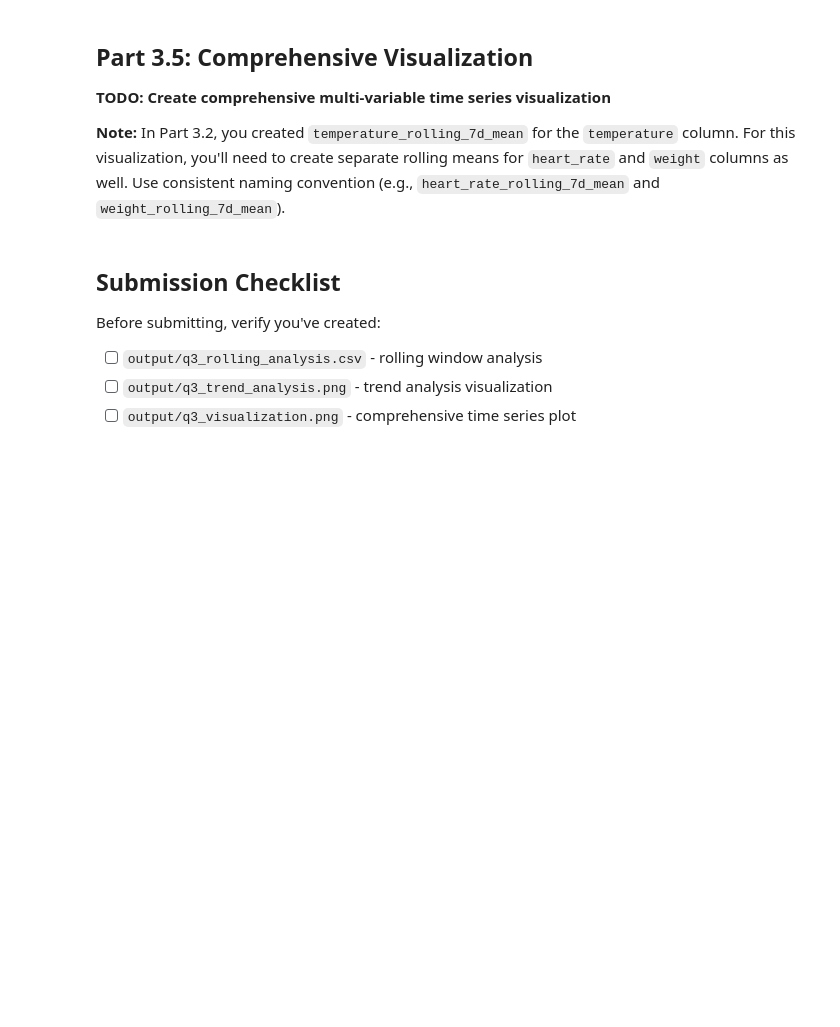
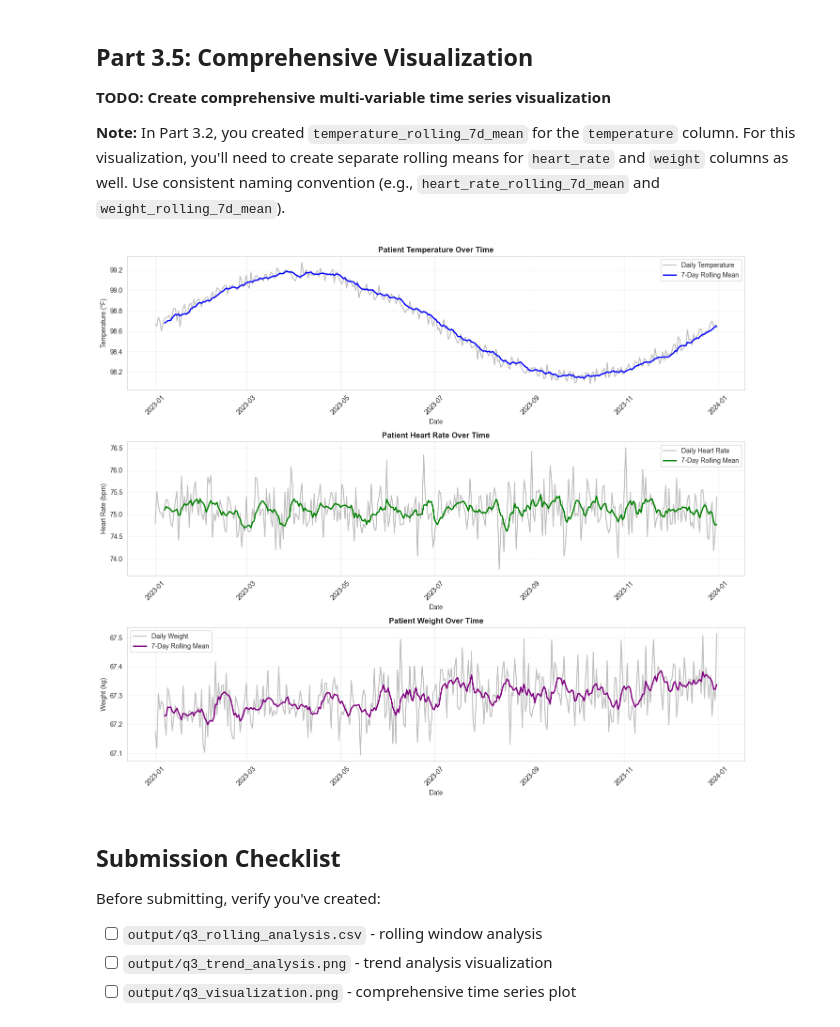
Before and after one commit to UCSF-DataSci/ds217-09-you-built-a-time-machine-out-of-a-delorean-audreysu8, a Jupyter notebook: q3_rolling.ipynb, the cells around one changed output. Drawn from its saved outputs; the diff is of its cells as text; code cells hidden in the pictures; blank space fills up the shorter version.

```diff
--- a/q3_rolling.ipynb
+++ b/q3_rolling.ipynb
@@ -232,60 +288,62 @@ plt.show()
 # Requirements for the plot:
 # - Three subplots (3 rows, 1 column) showing temperature, heart_rate, and weight
 # - Each subplot should show original data + rolling mean (7-day or 30-day)
 # - Include titles, axis labels, legends, and grid for each subplot
 # - Save as PNG with dpi=150
 # Use patient_vitals_daily DataFrame with multiple columns (temperature, heart_rate, weight)
 
 # TODO: Calculate rolling means for heart_rate and weight (you already have temperature_rolling_7d_mean for temperature)
 # Note: Use consistent naming convention - follow the same pattern as 'temperature_rolling_7d_mean' but make it metric-specific
 # For example: 'heart_rate_rolling_7d_mean' and 'weight_rolling_7d_mean'
-# patient_vitals_daily['heart_rate_rolling_7d_mean'] = None  # Calculate 7-day rolling mean for heart_rate
-# patient_vitals_daily['weight_rolling_7d_mean'] = None  # Calculate 7-day rolling mean for weight
+patient_vitals_daily['heart_rate_rolling_7d_mean'] = patient_vitals_daily['heart_rate'].rolling(window = 7).mean() # Calculate 7-day rolling mean for heart_rate
+patient_vitals_daily['weight_rolling_7d_mean'] = patient_vitals_daily['weight'].rolling(window = 7).mean()  # Calculate 7-day rolling mean for weight
 
 fig, axes = plt.subplots(3, 1, figsize=(14, 12))
 
 # TODO: Plot temperature with rolling mean
 # Top subplot: temperature
 # Use the temperature_rolling_7d_mean you created in Part 3.2
-# axes[0].plot(patient_vitals_daily.index, patient_vitals_daily['temperature'], alpha=0.5, label='Daily Temperature', color='gray')
-# axes[0].plot(patient_vitals_daily.index, patient_vitals_daily['temperature_rolling_7d_mean'], linewidth=2, label='7-Day Rolling Mean', color='blue')
-# axes[0].set_title('Patient Temperature Over Time', fontsize=12, fontweight='bold')
-# axes[0].set_xlabel('Date')
-# axes[0].set_ylabel('Temperature (°F)')
-# axes[0].legend()
-# axes[0].grid(True, alpha=0.3)
-# axes[0].tick_params(axis='x', rotation=45)
+axes[0].plot(patient_vitals_daily.index, patient_vitals_daily['temperature'], alpha=0.5, label='Daily Temperature', color='gray')
+axes[0].plot(patient_vitals_daily.index, patient_vitals_daily['temperature_rolling_7d_mean'], linewidth=2, label='7-Day Rolling Mean', color='blue')
+axes[0].set_title('Patient Temperature Over Time', fontsize=12, fontweight='bold')
+axes[0].set_xlabel('Date')
+axes[0].set_ylabel('Temperature (°F)')
+axes[0].legend()
+axes[0].grid(True, alpha=0.3)
+axes[0].tick_params(axis='x', rotation=45)
 
 # TODO: Plot heart rate with rolling mean
 # Middle subplot: heart_rate
 # Use the heart_rate_rolling_7d_mean you calculated above
-# axes[1].plot(patient_vitals_daily.index, patient_vitals_daily['heart_rate'], alpha=0.5, label='Daily Heart Rate', color='gray')
-# axes[1].plot(patient_vitals_daily.index, patient_vitals_daily['heart_rate_rolling_7d_mean'], linewidth=2, label='7-Day Rolling Mean', color='green')
-# axes[1].set_title('Patient Heart Rate Over Time', fontsize=12, fontweight='bold')
-# axes[1].set_xlabel('Date')
-# axes[1].set_ylabel('Heart Rate (bpm)')
-# axes[1].legend()
-# axes[1].grid(True, alpha=0.3)
-# axes[1].tick_params(axis='x', rotation=45)
+axes[1].plot(patient_vitals_daily.index, patient_vitals_daily['heart_rate'], alpha=0.5, label='Daily Heart Rate', color='gray')
+axes[1].plot(patient_vitals_daily.index, patient_vitals_daily['heart_rate_rolling_7d_mean'], linewidth=2, label='7-Day Rolling Mean', color='green')
+axes[1].set_title('Patient Heart Rate Over Time', fontsize=12, fontweight='bold')
+axes[1].set_xlabel('Date')
+axes[1].set_ylabel('Heart Rate (bpm)')
+axes[1].legend()
+axes[1].grid(True, alpha=0.3)
+axes[1].tick_params(axis='x', rotation=45)
 
 # TODO: Plot weight with rolling mean
 # Bottom subplot: weight
 # Use the weight_rolling_7d_mean you calculated above
-# axes[2].plot(patient_vitals_daily.index, patient_vitals_daily['weight'], alpha=0.5, label='Daily Weight', color='gray')
-# axes[2].plot(patient_vitals_daily.index, patient_vitals_daily['weight_rolling_7d_mean'], linewidth=2, label='7-Day Rolling Mean', color='purple')
-# axes[2].set_title('Patient Weight Over Time', fontsize=12, fontweight='bold')
-# axes[2].set_xlabel('Date')
-# axes[2].set_ylabel('Weight (kg)')
-# axes[2].legend()
-# axes[2].grid(True, alpha=0.3)
-# axes[2].tick_params(axis='x', rotation=45)
+axes[2].plot(patient_vitals_daily.index, patient_vitals_daily['weight'], alpha=0.5, label='Daily Weight', color='gray')
+axes[2].plot(patient_vitals_daily.index, patient_vitals_daily['weight_rolling_7d_mean'], linewidth=2, label='7-Day Rolling Mean', color='purple')
+axes[2].set_title('Patient Weight Over Time', fontsize=12, fontweight='bold')
+axes[2].set_xlabel('Date')
+axes[2].set_ylabel('Weight (kg)')
+axes[2].legend()
+axes[2].grid(True, alpha=0.3)
+axes[2].tick_params(axis='x', rotation=45)
 
 plt.tight_layout()
 
 # TODO: Save the plot as 'output/q3_visualization.png'
 # Requirements: PNG format, dpi=150, bbox_inches='tight'
-# plt.savefig('output/q3_visualization.png', dpi=150, bbox_inches='tight')
+plt.savefig('output/q3_visualization.png', dpi=150, bbox_inches='tight')
 plt.show()
+# %% [output]
+[figure, added]
 # %% [markdown]
 ## Submission Checklist
 
```
Also changed, not shown: parts of 3 cells of this notebook, 5 other files.
